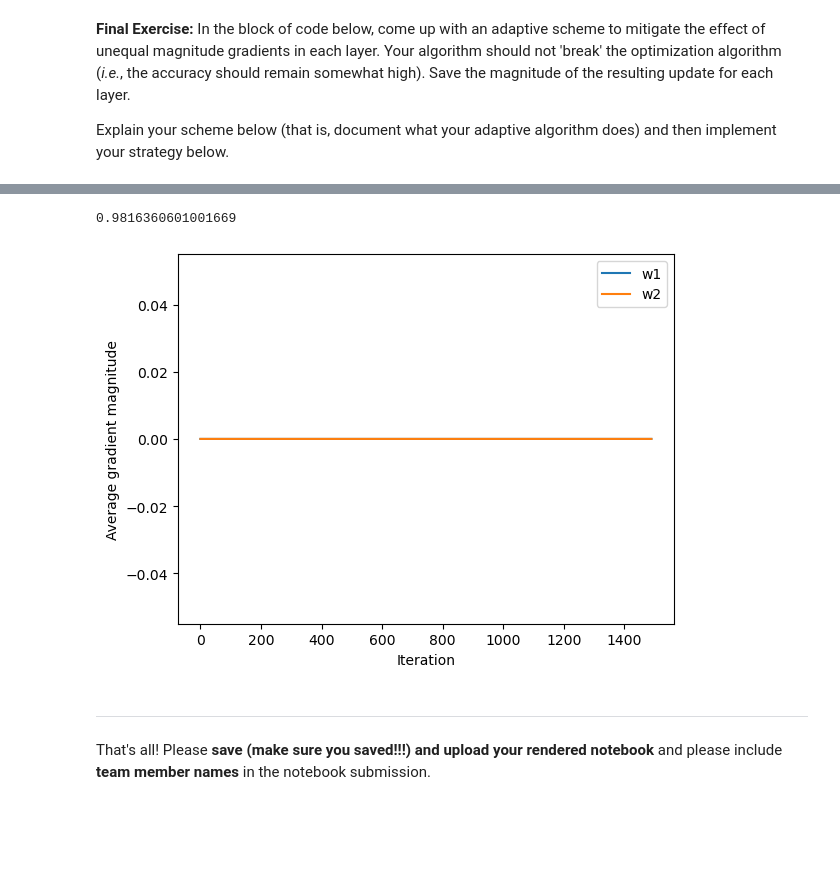
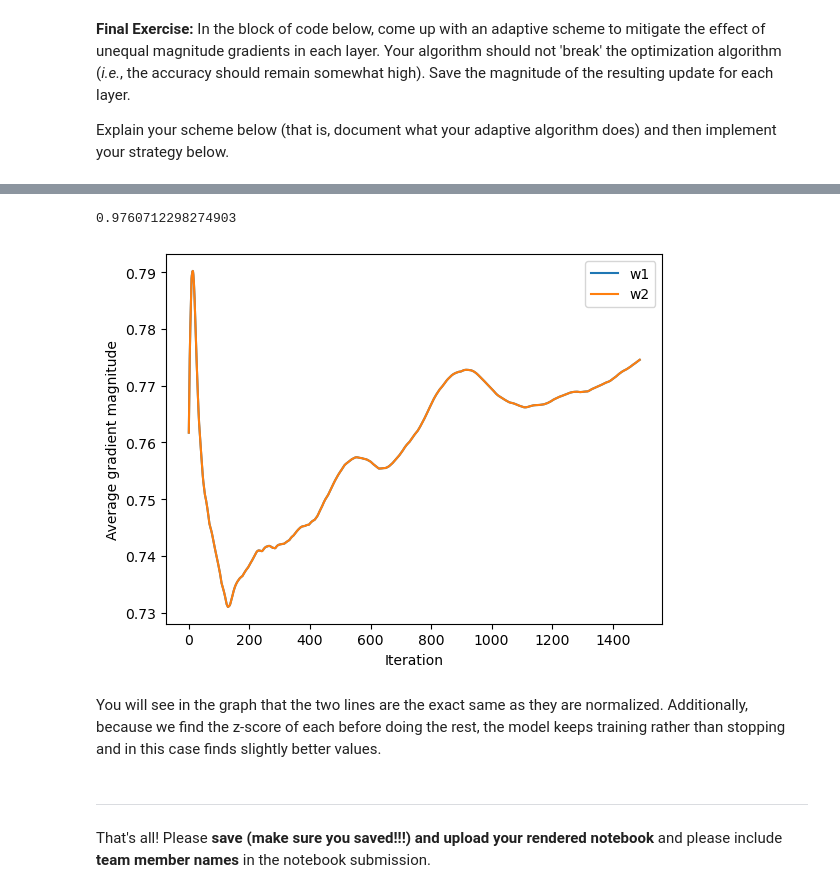
Before and after one commit to Jadonsw123/FlippedAssignment2, a Jupyter notebook: ICA2_MachineLearning.ipynb, the cells around one changed output, grey strips where cells are left out. Saved outputs shown, nothing was run; the diff lists cells and outputs as text; code cells hidden in the pictures; blank space fills up the shorter version.

```diff
--- a/ICA2_MachineLearning.ipynb
+++ b/ICA2_MachineLearning.ipynb
@@ -494,10 +511,30 @@ class TwoLayerPerceptronNew(TwoLayerPerceptronVect):
             #    grad_w1_ and grad_w2_
             #    and make the eta values for each adaptive
 
+            gradW1 = (gradW1 - np.mean(gradW1)) / np.std(gradW1)
+            gradW2 = (gradW2 - np.mean(gradW2)) / np.std(gradW2)
+            a = np.mean(abs(gradW1))
+            b = np.mean(abs(gradW2))
+
 
             # Track the magnitude of the gradient
             #self.grad_w1_[i] = ??? #(use same calculation as above)
             #self.grad_w2_[i] = ??? #(use same calculation as above)
+
+            self.grad_w1_[i] = (np.mean(gradW1))
+            self.grad_w2_[i] = (np.mean(gradW2))
+
+            # norm = np.sqrt(np.sum(gradW1**2) + np.sum(gradW2**2))
+            # gradW1 /= norm
+            # gradW2 /= norm
+
+            #eta1 = 2b/(b+a) eta
+            #eta1 = 2a/(b+a) eta
+
+            gradW1 *= 2*b/(a+b)
+            gradW2 *= 2*a/(a+b)
+            # gradW1 /= (b + a)
+            # gradW2 /= (b+a)
 
             # eta1 = ??? #(new dynamic eta values)
             # eta2 = ??? #(how should these be calculated???)
@@ -513,37 +550,39 @@ class TwoLayerPerceptronNew(TwoLayerPerceptronVect):
             # ENTER YOUR CODE HERE
             # Track the magnitude of the gradient update here
             # This should be AFTER applying your dynamic scaling
             # That is, you SHOULD include eta here.
 
-            #self.update_w1_[i] = ???
-            #self.update_w2_[i] = ???
+            self.update_w1_[i] = np.mean(np.abs(gradW1))
+            self.update_w2_[i] = np.mean(np.abs(gradW2))
 
             #------------------------------------------
 
 
         return self
 
 
 
 clf2 = TwoLayerPerceptronNew(n_hidden=10, epochs=1500, eta=0.001)
 clf2.fit(X,y)
 
 from sklearn.metrics import accuracy_score
 yhat = clf2.predict(X)
 # the accuracy of the classifier should remain high!
 # Do not let your dynamic updates make the classifier worse...
 print(accuracy_score(y,yhat))
 
 ax = plt.subplot(1,1,1)
 plt.plot(np.abs(clf2.update_w1_[10:]), label='w1')
 plt.plot(np.abs(clf2.update_w2_[10:]), label='w2')
 plt.legend()
 plt.ylabel('Average gradient magnitude')
 plt.xlabel('Iteration')
 plt.show()
 # %% [output]
-0.9816360601001669
+0.9760712298274903
-[figure, old version]
+[figure, new version]
+# %% [markdown]
+You will see in the graph that the two lines are the exact same as they are normalized. Additionally, because we find the z-score of each before doing the rest, the model keeps training rather than stopping and in this case finds slightly better values.
 # %% [markdown]
 ________________________________________________________________________________________________________
 
```
Also changed, not shown: parts of 6 cells of this notebook, 1 other file.
